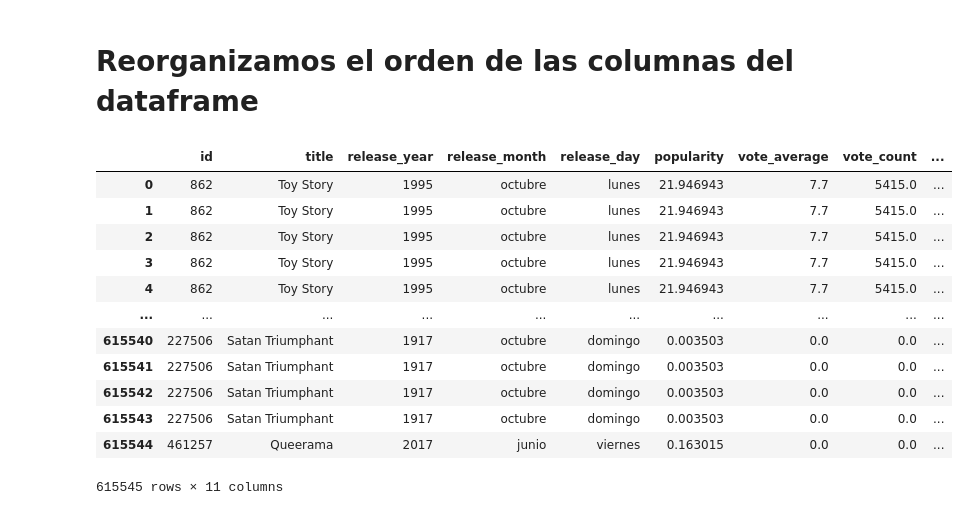
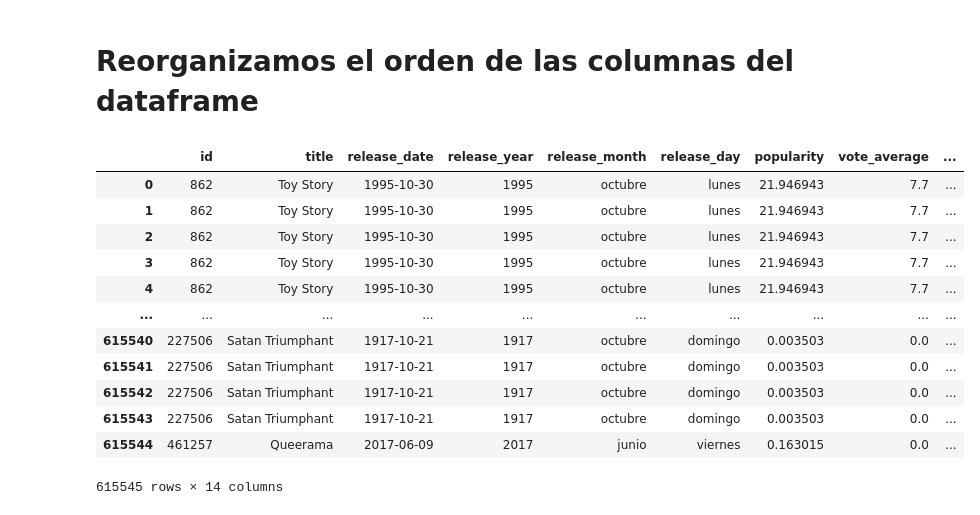
Before and after one commit to danser996/PI_DS, a Jupyter notebook: code/data_API.ipynb, the cells around one changed output. Cells and saved outputs as stored; diff of their text form; code cells hidden in the pictures.

```diff
--- a/code/data_API.ipynb
+++ b/code/data_API.ipynb
@@ -39,7 +39,7 @@ array(['budget', 'id', 'original_language', 'overview', 'popularity',
 Creamos un nuevo dataframe solo con la informacion requerida para las respuesta de la API
 # %%
 data = csv[['id', 'title', 'release_date', 'release_year', 'popularity', 'vote_average', 'vote_count',
-                'name_actor', 'name_director', 'return']]
+                'name_actor', 'name_director', 'budget', 'revenue', 'return']]
 # %%
 # Eliminamos los duplicados de dataframe
 data.drop_duplicates(inplace=True)
@@ -136,22 +136,22 @@ data.head()
 # %% [markdown]
 # Reorganizamos el orden de las columnas del dataframe
 # %%
-data = data[['id', 'title', 'release_year', 'release_month', 'release_day',
-            'popularity', 'vote_average', 'vote_count', 'name_actor', 'name_director', 'return']]
+data = data[['id', 'title', 'release_date', 'release_year', 'release_month', 'release_day',
+            'popularity', 'vote_average', 'vote_count', 'name_actor', 'name_director', 'budget', 'revenue', 'return']]
 data
 # %% [output]
-|  | id | title | release_year | release_month | release_day | popularity | vote_average | vote_count | ... |
-| 0 | 862 | Toy Story | 1995 | octubre | lunes | 21.946943 | 7.7 | 5415.0 | ... |
-| 1 | 862 | Toy Story | 1995 | octubre | lunes | 21.946943 | 7.7 | 5415.0 | ... |
-| 2 | 862 | Toy Story | 1995 | octubre | lunes | 21.946943 | 7.7 | 5415.0 | ... |
-| 3 | 862 | Toy Story | 1995 | octubre | lunes | 21.946943 | 7.7 | 5415.0 | ... |
-| 4 | 862 | Toy Story | 1995 | octubre | lunes | 21.946943 | 7.7 | 5415.0 | ... |
+|  | id | title | release_date | release_year | release_month | release_day | popularity | vote_average | ... |
+| 0 | 862 | Toy Story | 1995-10-30 | 1995 | octubre | lunes | 21.946943 | 7.7 | ... |
+| 1 | 862 | Toy Story | 1995-10-30 | 1995 | octubre | lunes | 21.946943 | 7.7 | ... |
+| 2 | 862 | Toy Story | 1995-10-30 | 1995 | octubre | lunes | 21.946943 | 7.7 | ... |
+| 3 | 862 | Toy Story | 1995-10-30 | 1995 | octubre | lunes | 21.946943 | 7.7 | ... |
+| 4 | 862 | Toy Story | 1995-10-30 | 1995 | octubre | lunes | 21.946943 | 7.7 | ... |
 | ... | ... | ... | ... | ... | ... | ... | ... | ... | ... |
-| 615540 | 227506 | Satan Triumphant | 1917 | octubre | domingo | 0.003503 | 0.0 | 0.0 | ... |
-| 615541 | 227506 | Satan Triumphant | 1917 | octubre | domingo | 0.003503 | 0.0 | 0.0 | ... |
-| 615542 | 227506 | Satan Triumphant | 1917 | octubre | domingo | 0.003503 | 0.0 | 0.0 | ... |
-| 615543 | 227506 | Satan Triumphant | 1917 | octubre | domingo | 0.003503 | 0.0 | 0.0 | ... |
-| 615544 | 461257 | Queerama | 2017 | junio | viernes | 0.163015 | 0.0 | 0.0 | ... |
+| 615540 | 227506 | Satan Triumphant | 1917-10-21 | 1917 | octubre | domingo | 0.003503 | 0.0 | ... |
+| 615541 | 227506 | Satan Triumphant | 1917-10-21 | 1917 | octubre | domingo | 0.003503 | 0.0 | ... |
+| 615542 | 227506 | Satan Triumphant | 1917-10-21 | 1917 | octubre | domingo | 0.003503 | 0.0 | ... |
+| 615543 | 227506 | Satan Triumphant | 1917-10-21 | 1917 | octubre | domingo | 0.003503 | 0.0 | ... |
+| 615544 | 461257 | Queerama | 2017-06-09 | 2017 | junio | viernes | 0.163015 | 0.0 | ... |
-615545 rows × 11 columns
+615545 rows × 14 columns
 # %%
 data.to_csv('data_API.csv')
```
Also changed, not shown: parts of 1 cell of this notebook, 41 other files.
